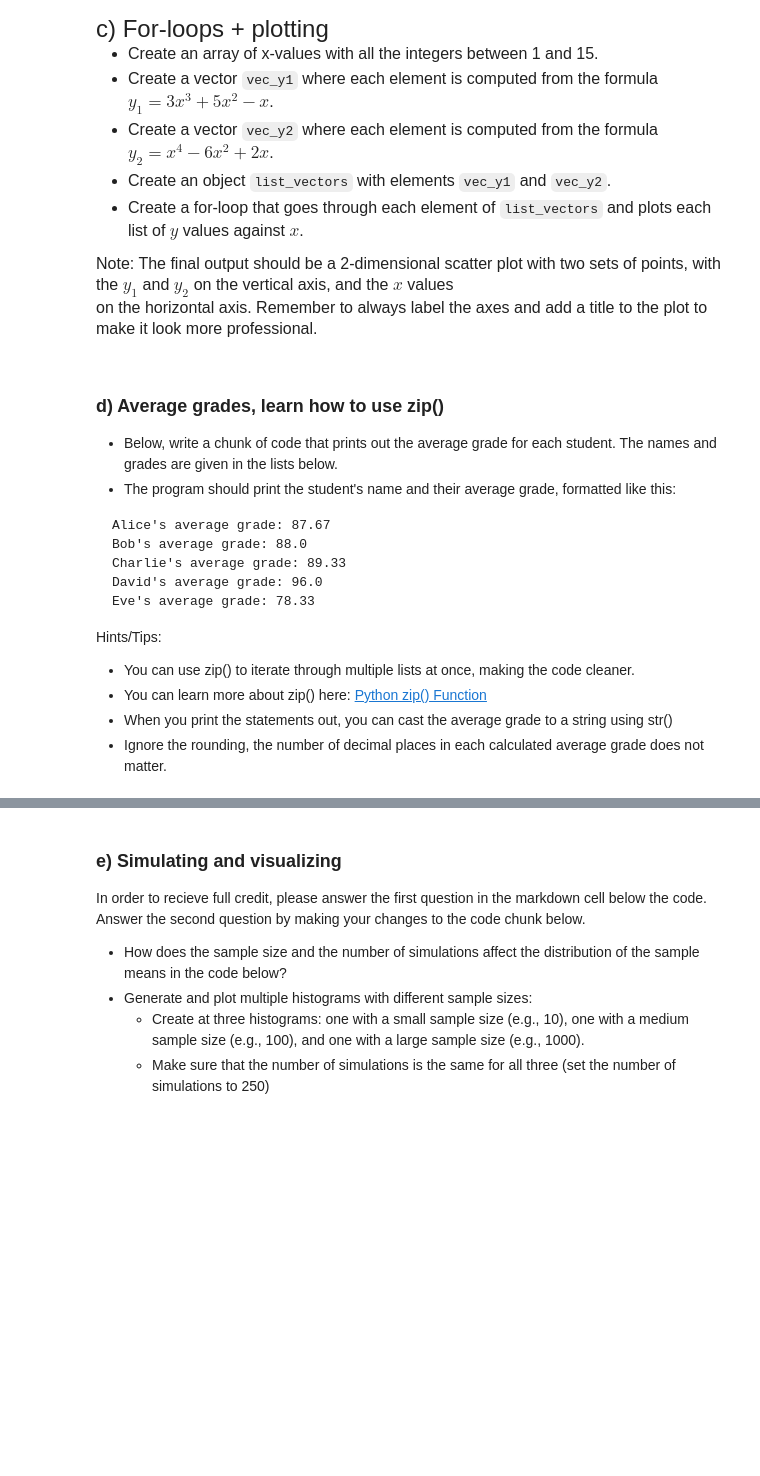
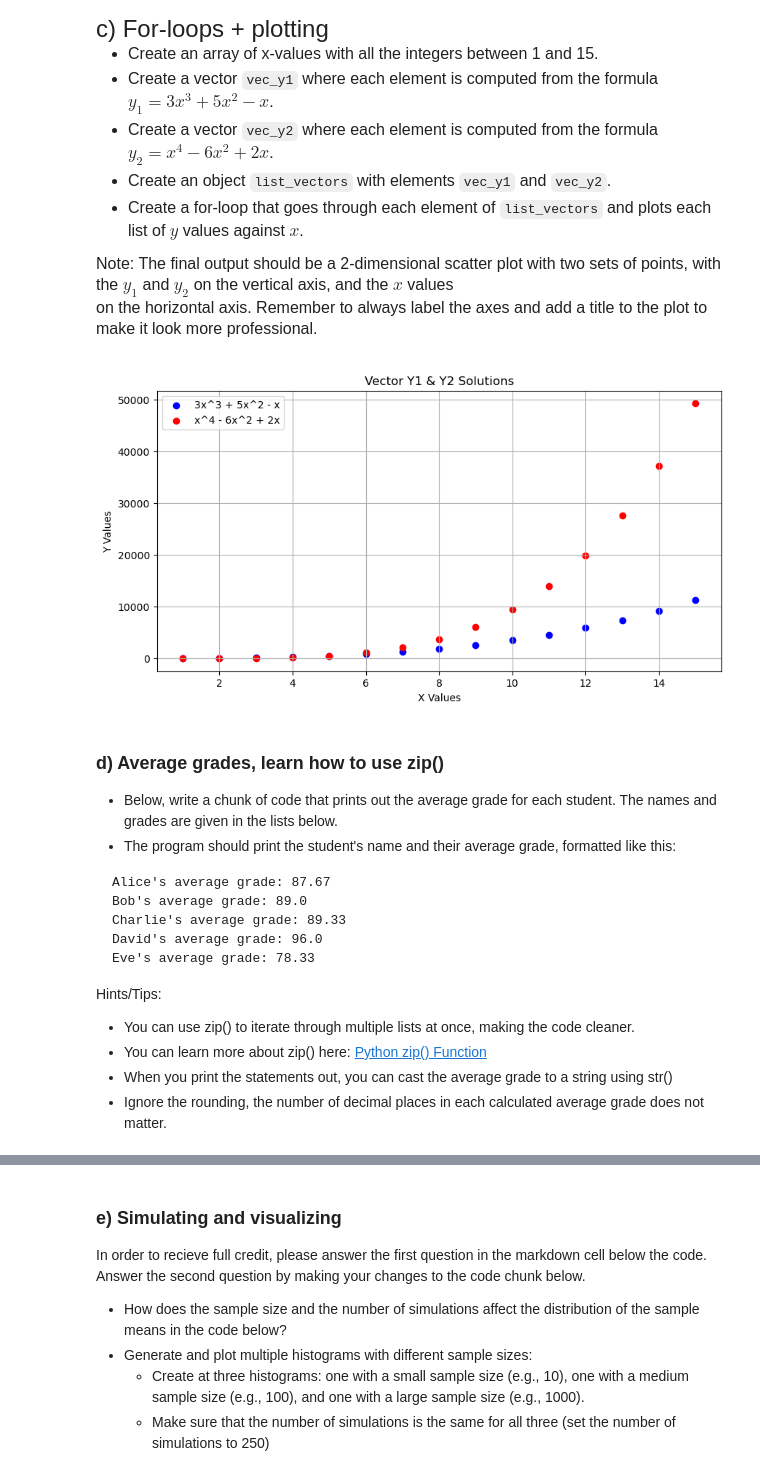
Before and after one commit to rickipedia151/qtm151spring2025, a Jupyter notebook: assignment4/assignment4.ipynb, the cells around one changed output, grey strips where cells are left out. Saved outputs shown, nothing was run; the diff lists cells and outputs as text; code cells hidden in the pictures; blank space fills up the shorter version.

````diff
--- a/assignment4/assignment4.ipynb
+++ b/assignment4/assignment4.ipynb
@@ -29,0 +31,12 @@ student_names = ["Alice", "Bob", "Charlie", "David", "Eve",
+# %%
+# Write your answer here
+honor_roll_names = []
+honor_roll_scores = []
+
+for x in range(len(test_scores)):
+    if test_scores[x] >= 90:
+        honor_roll_names.append(student_names[x])
+        honor_roll_scores.append(test_scores[x])
+
+print(honor_roll_names)
+print(honor_roll_scores)
@@ -64,3 +86,24 @@ on the horizontal axis. Remember to always label the axes and add a title to the
+# %%
+# Write your answer here
+vec_y1 = lambda x: 3*x**3 + 5*x**2 - x
+vec_y2 = lambda x: x**4 - 6*x**2 + 2*x
+
+xvalues = np.arange(1,16)
+
+V1 = vec_y1(xvalues)
+V2 = vec_y2(xvalues)
+
+plt.figure(figsize=(10,5))
+plt.scatter(xvalues, V1, color='blue', label='3x^3 + 5x^2 - x')
+plt.scatter(xvalues, V2, color='red', label='x^4 - 6x^2 + 2x')
+plt.legend()
+plt.grid(True)
+plt.xlabel("X Values")
+plt.ylabel("Y Values")
+plt.title("Vector Y1 & Y2 Solutions")
+plt.show()
+# %% [output]
+[figure, added]
 # %% [markdown]
 ### d) Average grades, learn how to use zip()
 
@@ -69,7 +112,7 @@ on the horizontal axis. Remember to always label the axes and add a title to the
 
 ```
 Alice's average grade: 87.67
-Bob's average grade: 88.0
+Bob's average grade: 89.0
 Charlie's average grade: 89.33
 David's average grade: 96.0
 Eve's average grade: 78.33
````
Also changed, not shown: parts of 15 cells of this notebook.
